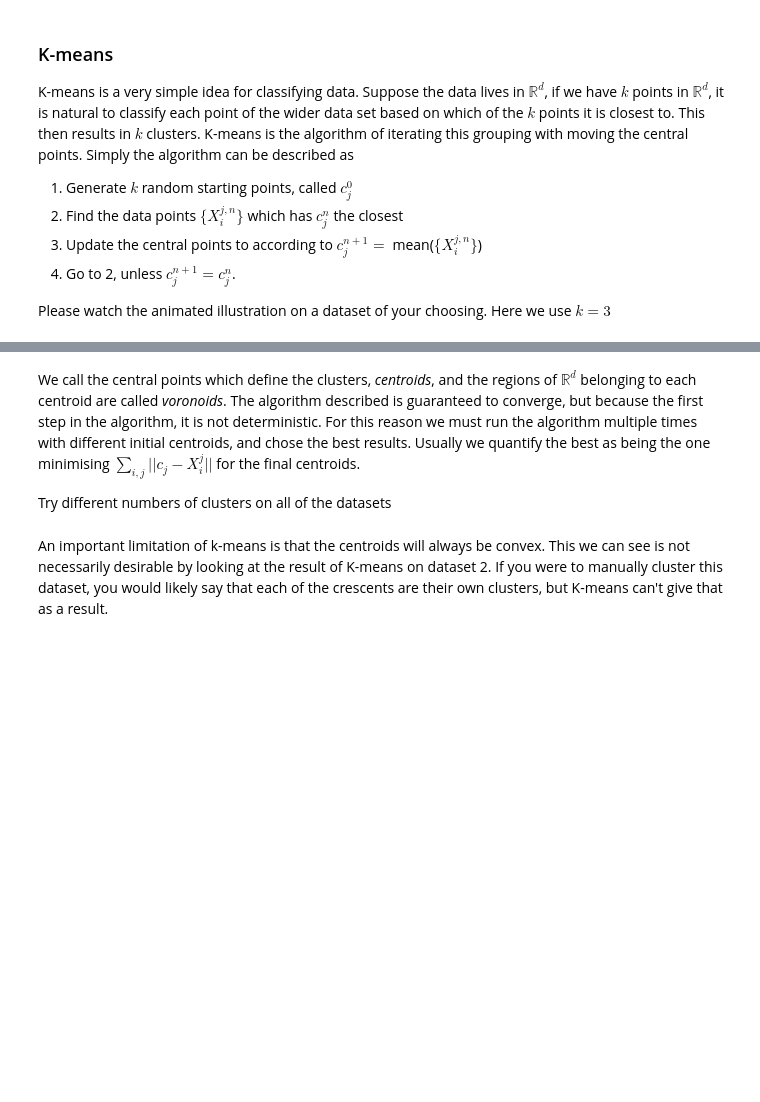
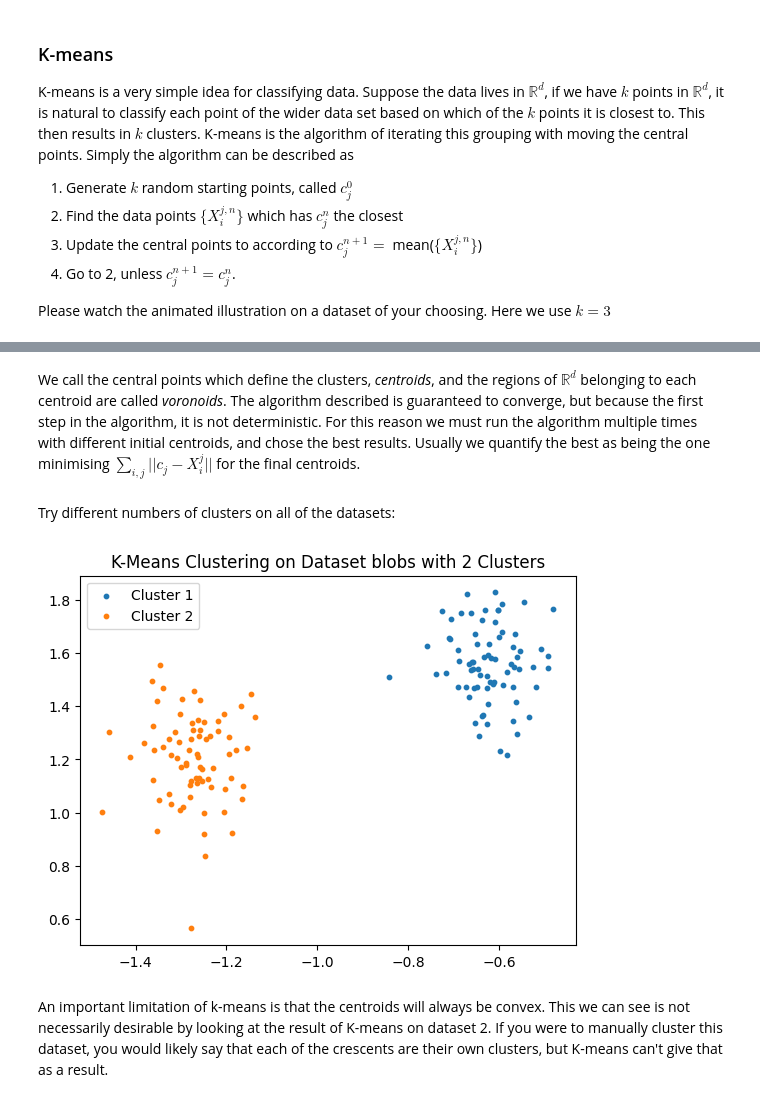
Before and after one commit to artkula/ML-retreat-tekmek-2025, a Jupyter notebook: unsupervised-learning-PCA.ipynb, the cells around one changed output, grey strips where cells are left out. Drawn from its saved outputs; the diff is of its cells as text; code cells hidden in the pictures; blank space fills up the shorter version.

Commit message:
K-means: small changes for aesthetic.

```diff
--- a/unsupervised-learning-PCA.ipynb
+++ b/unsupervised-learning-PCA.ipynb
@@ -1215,22 +1221,28 @@ animated_kmeans_process(X, cent, n_frames=10, interval=500)
 # %% [markdown]
 We call the central points which define the clusters, *centroids*, and the regions of $\mathbb{R}^d$ belonging to each centroid are called *voronoids*. The algorithm described is guaranteed to converge, but because the first step in the algorithm, it is not deterministic. For this reason we must run the algorithm multiple times with different initial centroids, and chose the best results. Usually we quantify the best as being the one minimising $\sum_{i,j} ||{c_j-X_i^j}||$ for the final centroids.
-
-Try different numbers of clusters on all of the datasets
+# %% [markdown]
+Try different numbers of clusters on all of the datasets:
+# %%
+k = 2  # Change this to select a different number of clusters
+dataset = "blobs" # Choose dataset, "blobs", "elongated", "moons", or "noise"
 # %%
+# @title K-Means clustering
 # K-Means on all datasets
 # Chose number of clusters
-k = 2  # Change this to select a different number of clusters
-dataset = "moons" # Choose dataset, "blobs", "elongated", "moons", or "noise"
+#k = 2  # Change this to select a different number of clusters
+#dataset = "blobs" # Choose dataset, "blobs", "elongated", "moons", or "noise"
 
 kk = num_dict[dataset]
 X = X_all[kk * 150:(kk+1)*150-1, :]
 labels, centroids = k_means(X, n_clusters=k, max_iter=100, n_inits=10)
 
 for i in range(k):
     plt.scatter(X[labels == i, 0], X[labels == i, 1], s=10, label=f'Cluster {i+1}')
 plt.legend()
 plt.title(f'K-Means Clustering on Dataset {dataset} with {k} Clusters')
 plt.show()
+# %% [output]
+[figure, added]
 # %% [markdown]
 An important limitation of k-means is that the centroids will always be convex. This we can see is not necessarily desirable by looking at the result of K-means on dataset 2. If you were to manually cluster this dataset, you would likely say that each of the crescents are their own clusters, but K-means can't give that as a result.
 # %% [markdown]
```
Also changed, not shown: parts of 11 cells of this notebook.
